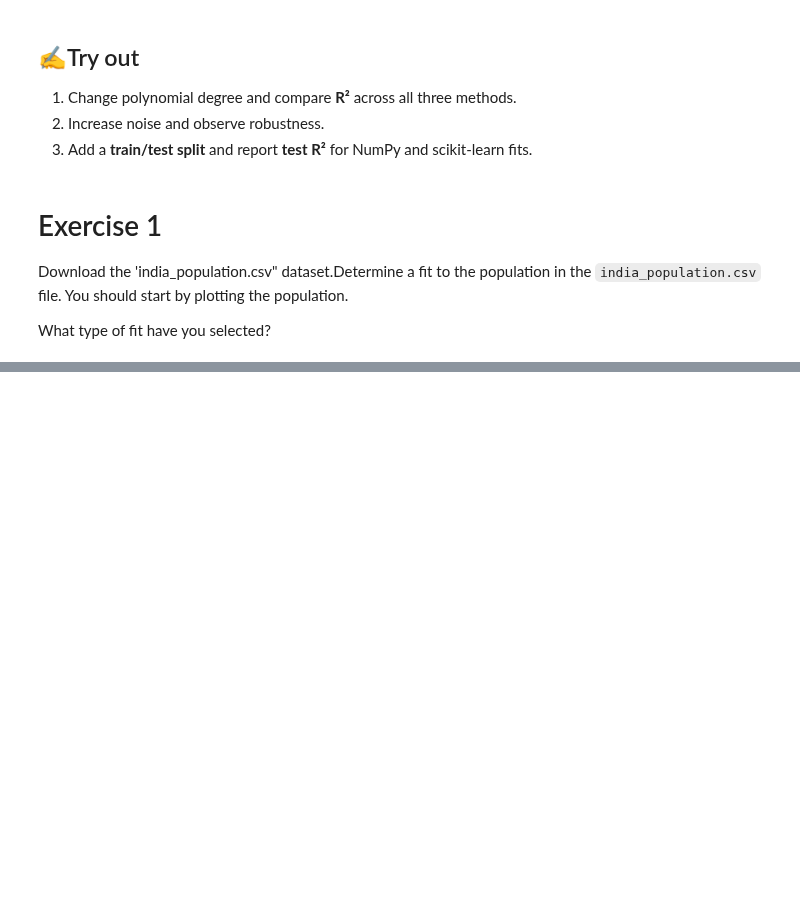
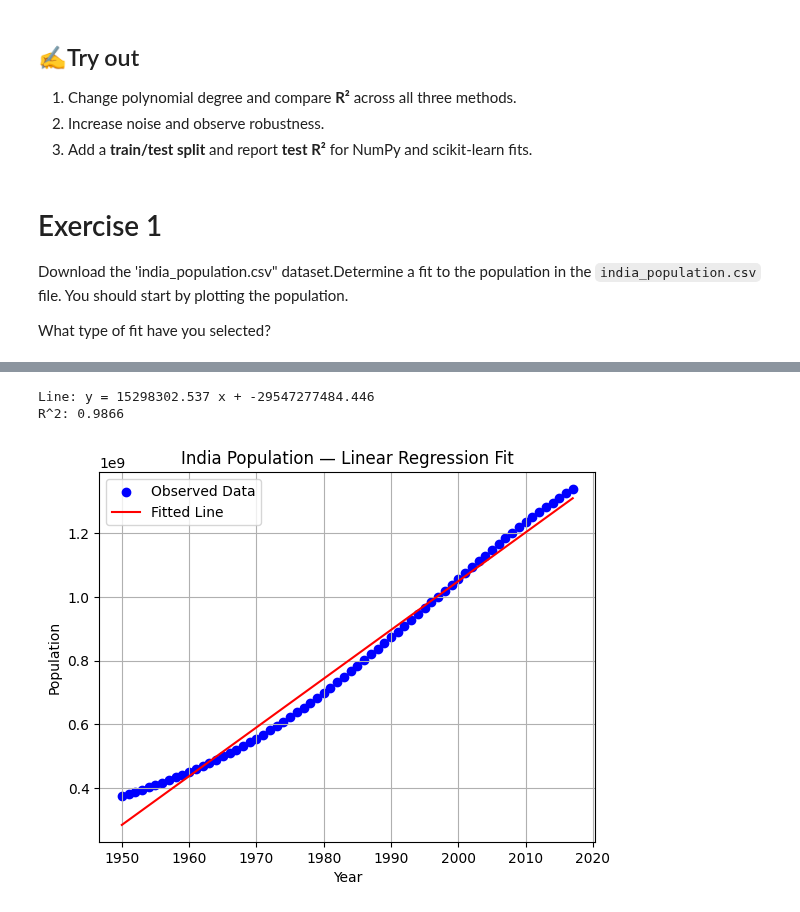
Before and after one commit to fdmy2713-dotcom/ADS1, a Jupyter notebook: ADS1_Unit06_Tutorial_6_Fitting_Hands_On_Exercises_.ipynb, the cells around one changed output, grey strips where cells are left out. Drawn from its saved outputs; the diff is of its cells as text; code cells hidden in the pictures; blank space fills up the shorter version.

```diff
--- a/ADS1_Unit06_Tutorial_6_Fitting_Hands_On_Exercises_.ipynb
+++ b/ADS1_Unit06_Tutorial_6_Fitting_Hands_On_Exercises_.ipynb
@@ -271,0 +230,30 @@ Fitted Parameters: a=3.902e+08, b=0.01926
+# %%
+# Step 2: Extract columns
+x = data['date'].values.astype(float)
+y = data['Population'].values.astype(float)
+# %%
+# Step 3: Perform Linear Regression
+slope, intercept, r_value, p_value, std_err = stats.linregress(x, y)
+# %%
+# Step 4: Predict values
+y_pred = slope * x + intercept
+# %%
+# Step 5: Print model details
+print(f"Line: y = {slope:.3f} x + {intercept:.3f}")
+print(f"R^2: {r_value**2:.4f}")
+# %% [output]
+Line: y = 15298302.537 x + -29547277484.446
+R^2: 0.9866
+# %%
+# Step 6: Plot observed data and fitted line
+plt.figure()
+plt.scatter(x, y, label="Observed Data", color="blue")
+plt.plot(x, y_pred, label="Fitted Line", color="red")
+plt.xlabel("Year")
+plt.ylabel("Population")
+plt.title("India Population — Linear Regression Fit")
+plt.legend()
+plt.grid(True)
+plt.show()
+# %% [output]
+[figure, added]
```
Also changed, not shown: parts of 50 cells of this notebook.
